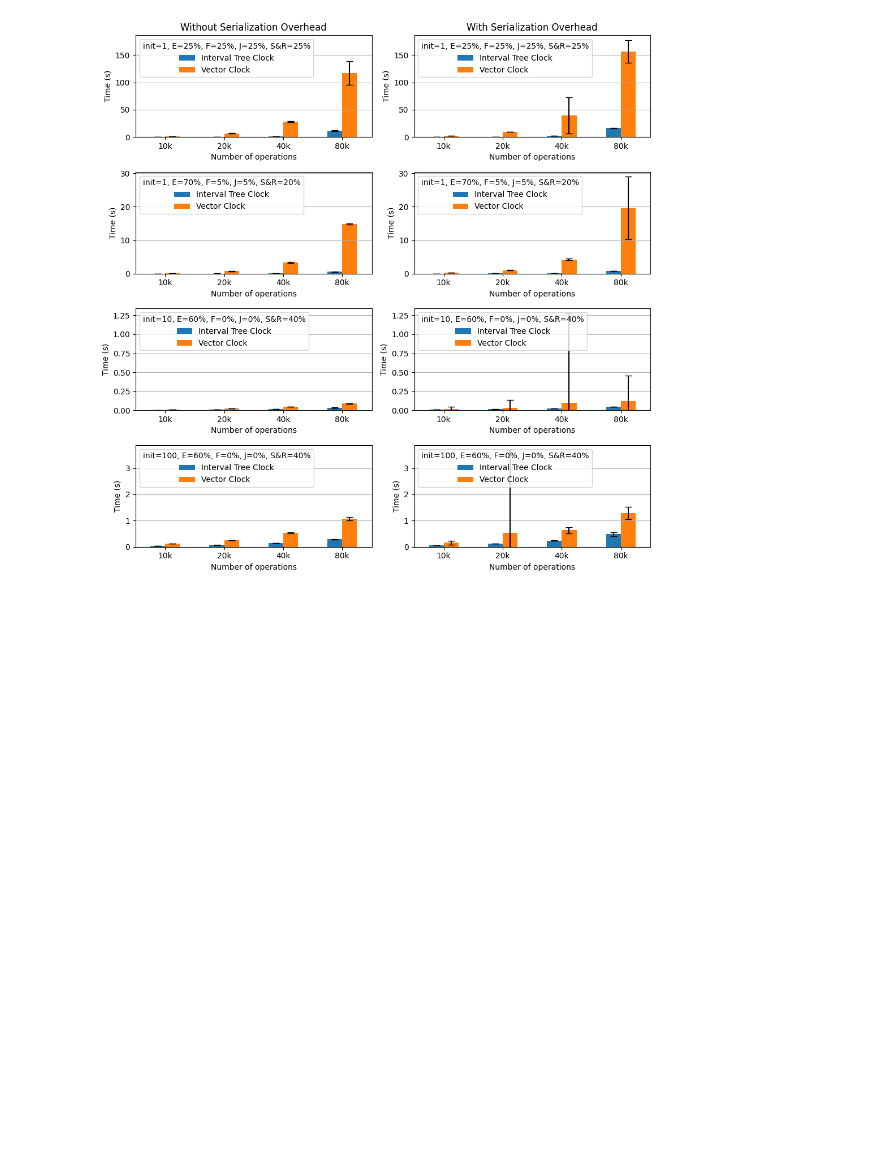
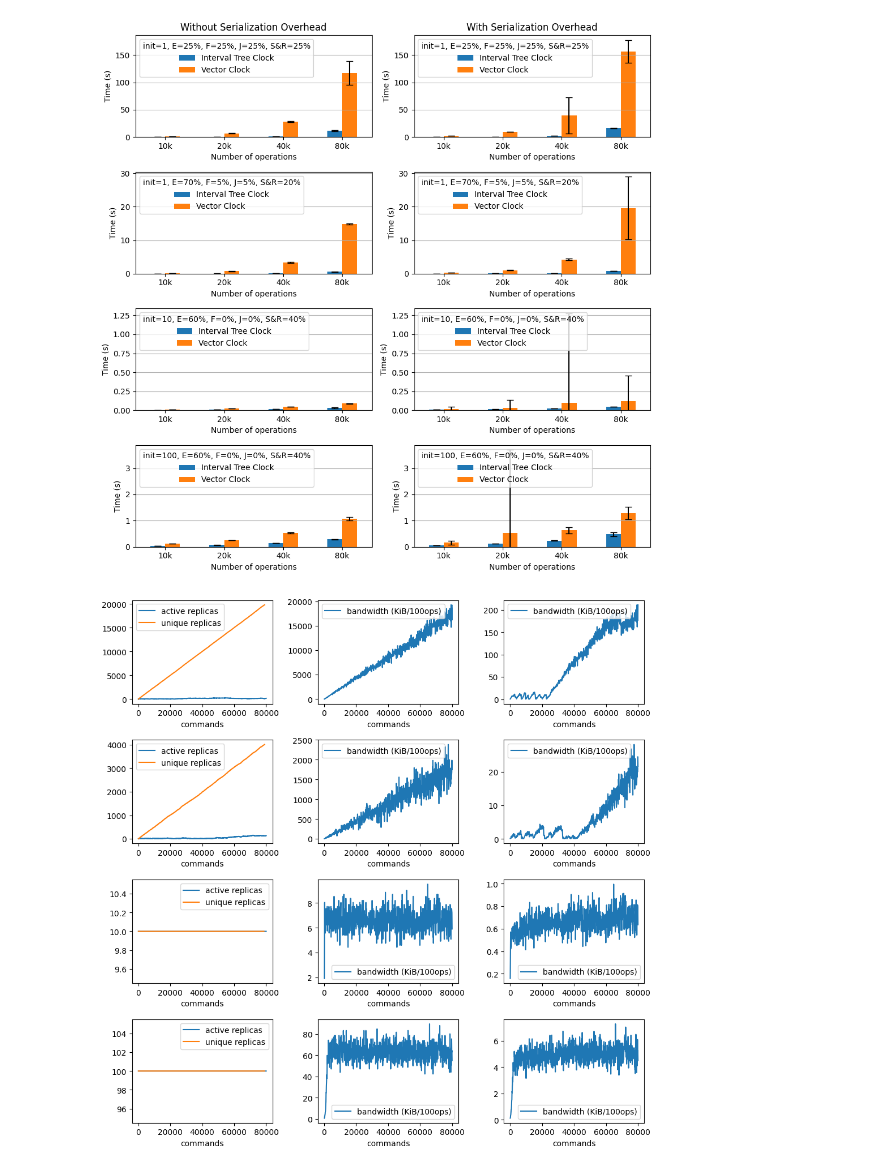
Before and after one commit to ckuessner/interval-tree-clocks, a Jupyter notebook: benchmarks/Benchmarks.ipynb, the cells around one changed output. Drawn from its saved outputs; the diff is of its cells as text; code cells hidden in the pictures; blank space fills up the shorter version.

Commit message:
Add Benchmark info and bandwidth plot to notebook

```diff
--- a/benchmarks/Benchmarks.ipynb
+++ b/benchmarks/Benchmarks.ipynb
@@ -62,3 +62,32 @@ for ((ax_left, ax_right), param) in zip(axs, ['1,25,25,25,25', '1,70,5,5,20', '1
 plt.tight_layout()
 # %% [output]
 [figure]
+# %%
+def avg_bandwidth(df: pd.DataFrame) -> pd.DataFrame:
+    new_df = df[df.index % 100 == 0]
+    new_df = new_df.diff()
+    new_df /= 1024
+    new_df = new_df.drop(index=new_df.index[0], axis=0)
+    new_df = new_df.rename(columns={'bandwidth (bytes)': 'bandwidth (KiB/100ops)'})
+    return new_df
+# %%
+fig, axs = plt.subplots(4, 3, figsize=(10,10))
+
+for ((ax1, ax2, ax3), param) in zip(axs, ['1,25,25,25,25', '1,70,5,5,20', '10,60,0,0,40', '100,60,0,0,40']):
+    active_replicas = pd.read_csv(f'./results/active-replicas-{param}-80000.csv')
+    active_replicas.plot(ax=ax1, x='commands', y='active replicas')
+    unique_replicas = pd.read_csv(f'./results/all-replicas-{param}-80000.csv')
+    unique_replicas.plot(ax=ax1, x='commands', y='unique replicas')
+
+    bandwidth_vc = pd.read_csv(f'./results/vc-bandwidth-{param}-80000.csv').set_index('commands')
+    bandwidth_vc = avg_bandwidth(bandwidth_vc)
+    bandwidth_vc.plot(ax=ax2)
+
+    bandwidth_itc = pd.read_csv(f'./results/itc-bandwidth-{param}-80000.csv').set_index('commands')
+    bandwidth_itc = avg_bandwidth(bandwidth_itc)
+    bandwidth_itc.plot(ax=ax3)
+
+
+plt.tight_layout()
+# %% [output]
+[figure, added]
```
Also changed, not shown: 3 other files.
